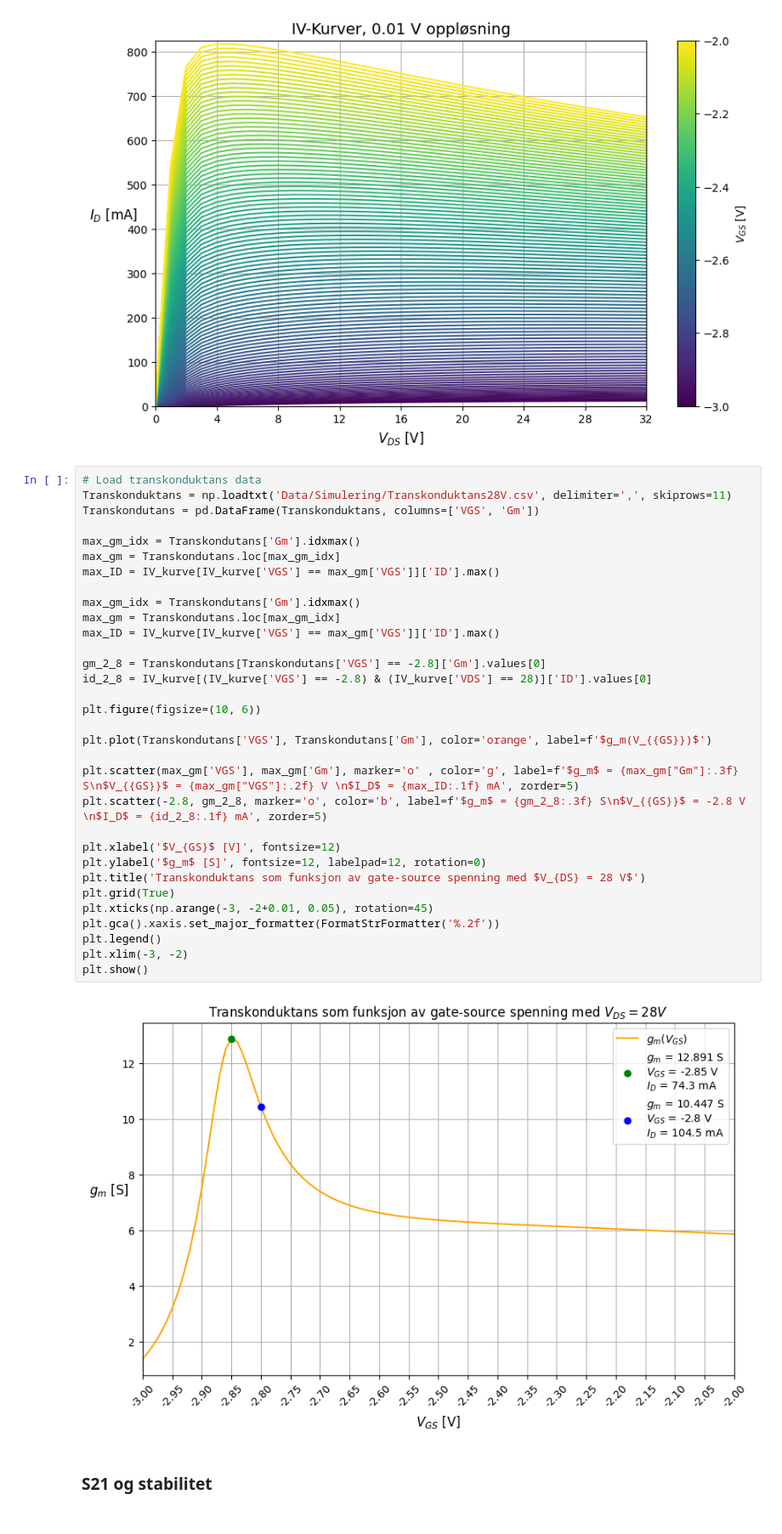
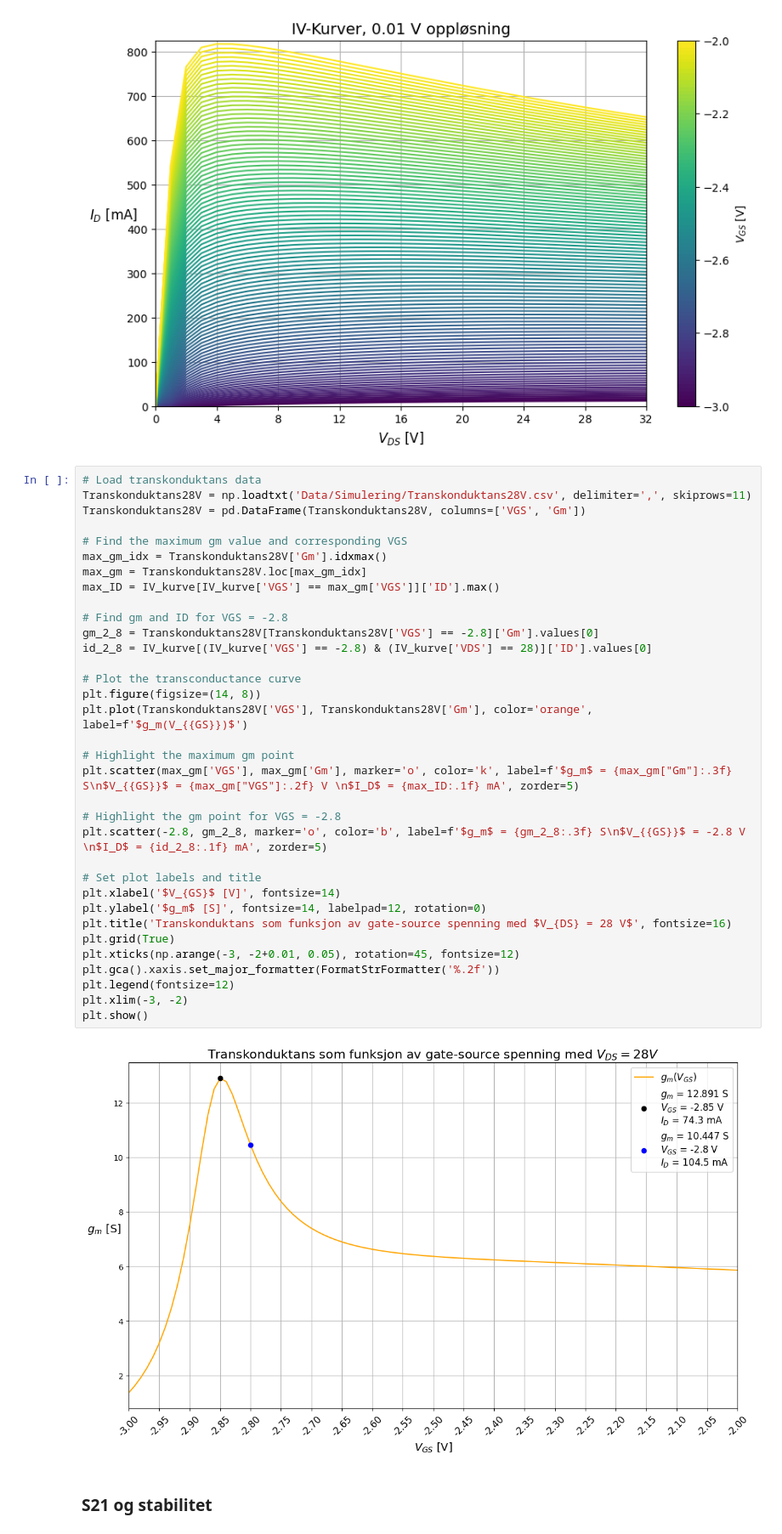
Before and after one commit to SkaugJr/TTT4201-Radiosystemdesign, a Jupyter notebook: Databehandling/Visualisering.ipynb, the cells around one changed output. Shown at 85% size. Drawn from its saved outputs; the diff is of its cells as text.

Commit message:
IV-kurve forbedring

```diff
--- a/Databehandling/Visualisering.ipynb
+++ b/Databehandling/Visualisering.ipynb
@@ -105,38 +154,40 @@ plt.show()
 [figure]
 # %%
 # Load transkonduktans data
-Transkonduktans = np.loadtxt('Data/Simulering/Transkonduktans28V.csv', delimiter=',', skiprows=11)
-Transkondutans = pd.DataFrame(Transkonduktans, columns=['VGS', 'Gm'])
+Transkonduktans28V = np.loadtxt('Data/Simulering/Transkonduktans28V.csv', delimiter=',', skiprows=11)
+Transkonduktans28V = pd.DataFrame(Transkonduktans28V, columns=['VGS', 'Gm'])
 
-max_gm_idx = Transkondutans['Gm'].idxmax()
-max_gm = Transkondutans.loc[max_gm_idx]
+# Find the maximum gm value and corresponding VGS
+max_gm_idx = Transkonduktans28V['Gm'].idxmax()
+max_gm = Transkonduktans28V.loc[max_gm_idx]
 max_ID = IV_kurve[IV_kurve['VGS'] == max_gm['VGS']]['ID'].max()
 
-max_gm_idx = Transkondutans['Gm'].idxmax()
-max_gm = Transkondutans.loc[max_gm_idx]
-max_ID = IV_kurve[IV_kurve['VGS'] == max_gm['VGS']]['ID'].max()
-
-gm_2_8 = Transkondutans[Transkondutans['VGS'] == -2.8]['Gm'].values[0]
+# Find gm and ID for VGS = -2.8
+gm_2_8 = Transkonduktans28V[Transkonduktans28V['VGS'] == -2.8]['Gm'].values[0]
 id_2_8 = IV_kurve[(IV_kurve['VGS'] == -2.8) & (IV_kurve['VDS'] == 28)]['ID'].values[0]
 
-plt.figure(figsize=(10, 6))
+# Plot the transconductance curve
+plt.figure(figsize=(14, 8))
+plt.plot(Transkonduktans28V['VGS'], Transkonduktans28V['Gm'], color='orange', label=f'$g_m(V_{{GS}})$')
 
-plt.plot(Transkondutans['VGS'], Transkondutans['Gm'], color='orange', label=f'$g_m(V_{{GS}})$')
+# Highlight the maximum gm point
+plt.scatter(max_gm['VGS'], max_gm['Gm'], marker='o', color='k', label=f'$g_m$ = {max_gm["Gm"]:.3f} S\n$V_{{GS}}$ = {max_gm["VGS"]:.2f} V \n$I_D$ = {max_ID:.1f} mA', zorder=5)
 
-plt.scatter(max_gm['VGS'], max_gm['Gm'], marker='o' , color='g', label=f'$g_m$ = {max_gm["Gm"]:.3f} S\n$V_{{GS}}$ = {max_gm["VGS"]:.2f} V \n$I_D$ = {max_ID:.1f} mA', zorder=5)
+# Highlight the gm point for VGS = -2.8
 plt.scatter(-2.8, gm_2_8, marker='o', color='b', label=f'$g_m$ = {gm_2_8:.3f} S\n$V_{{GS}}$ = -2.8 V \n$I_D$ = {id_2_8:.1f} mA', zorder=5)
 
-plt.xlabel('$V_{GS}$ [V]', fontsize=12)
-plt.ylabel('$g_m$ [S]', fontsize=12, labelpad=12, rotation=0)
-plt.title('Transkonduktans som funksjon av gate-source spenning med $V_{DS} = 28 V$')
+# Set plot labels and title
+plt.xlabel('$V_{GS}$ [V]', fontsize=14)
+plt.ylabel('$g_m$ [S]', fontsize=14, labelpad=12, rotation=0)
+plt.title('Transkonduktans som funksjon av gate-source spenning med $V_{DS} = 28 V$', fontsize=16)
 plt.grid(True)
-plt.xticks(np.arange(-3, -2+0.01, 0.05), rotation=45)
+plt.xticks(np.arange(-3, -2+0.01, 0.05), rotation=45, fontsize=12)
 plt.gca().xaxis.set_major_formatter(FormatStrFormatter('%.2f'))
-plt.legend()
+plt.legend(fontsize=12)
 plt.xlim(-3, -2)
 plt.show()
 # %% [output]
-[figure, old version]
+[figure, new version]
 # %% [markdown]
 ### S21 og stabilitet
 # %%
```
Also changed, not shown: parts of 3 cells of this notebook, 14 other files.
